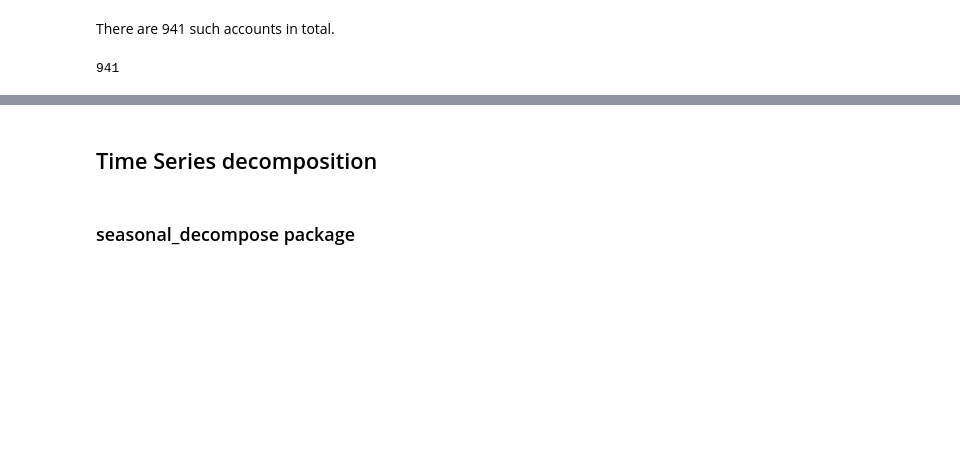
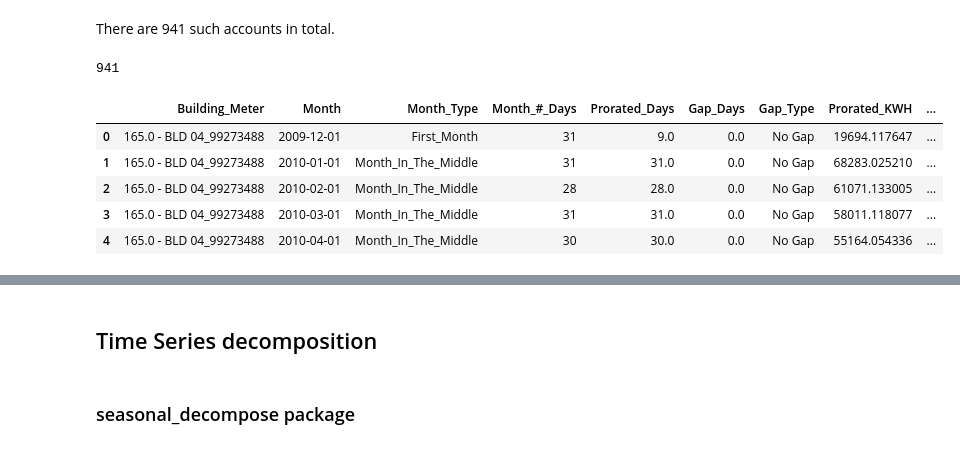
Before and after one commit to jasonfeiwang/Anomaly-Detectors, a Jupyter notebook: src/TS_Decomposition.ipynb, the cells around one changed output, grey strips where cells are left out. Cells and saved outputs as stored; diff of their text form; code cells hidden in the pictures; blank space fills up the shorter version.

```diff
--- a/src/TS_Decomposition.ipynb
+++ b/src/TS_Decomposition.ipynb
@@ -105,3 +107,12 @@ df = df_back[mask]
 df.Building_Meter.nunique()
 # %% [output]
 941
+# %%
+df.head()
+# %% [output]
+|  | Building_Meter | Month | Month_Type | Month_#_Days | Prorated_Days | Gap_Days | Gap_Type | Prorated_KWH | ... |
+| 0 | 165.0 - BLD 04_99273488 | 2009-12-01 | First_Month | 31 | 9.0 | 0.0 | No Gap | 19694.117647 | ... |
+| 1 | 165.0 - BLD 04_99273488 | 2010-01-01 | Month_In_The_Middle | 31 | 31.0 | 0.0 | No Gap | 68283.025210 | ... |
+| 2 | 165.0 - BLD 04_99273488 | 2010-02-01 | Month_In_The_Middle | 28 | 28.0 | 0.0 | No Gap | 61071.133005 | ... |
+| 3 | 165.0 - BLD 04_99273488 | 2010-03-01 | Month_In_The_Middle | 31 | 31.0 | 0.0 | No Gap | 58011.118077 | ... |
+| 4 | 165.0 - BLD 04_99273488 | 2010-04-01 | Month_In_The_Middle | 30 | 30.0 | 0.0 | No Gap | 55164.054336 | ... |
```
Also changed, not shown: parts of 17 cells of this notebook, 1 other file.
